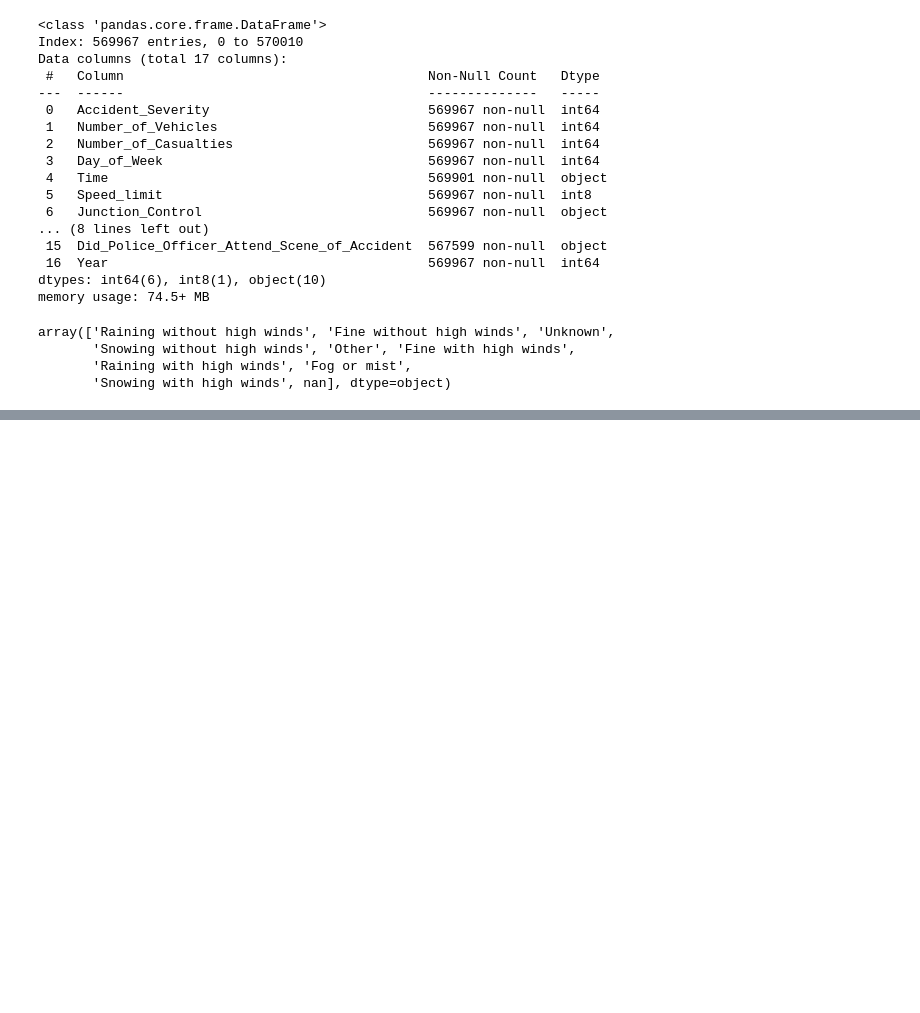
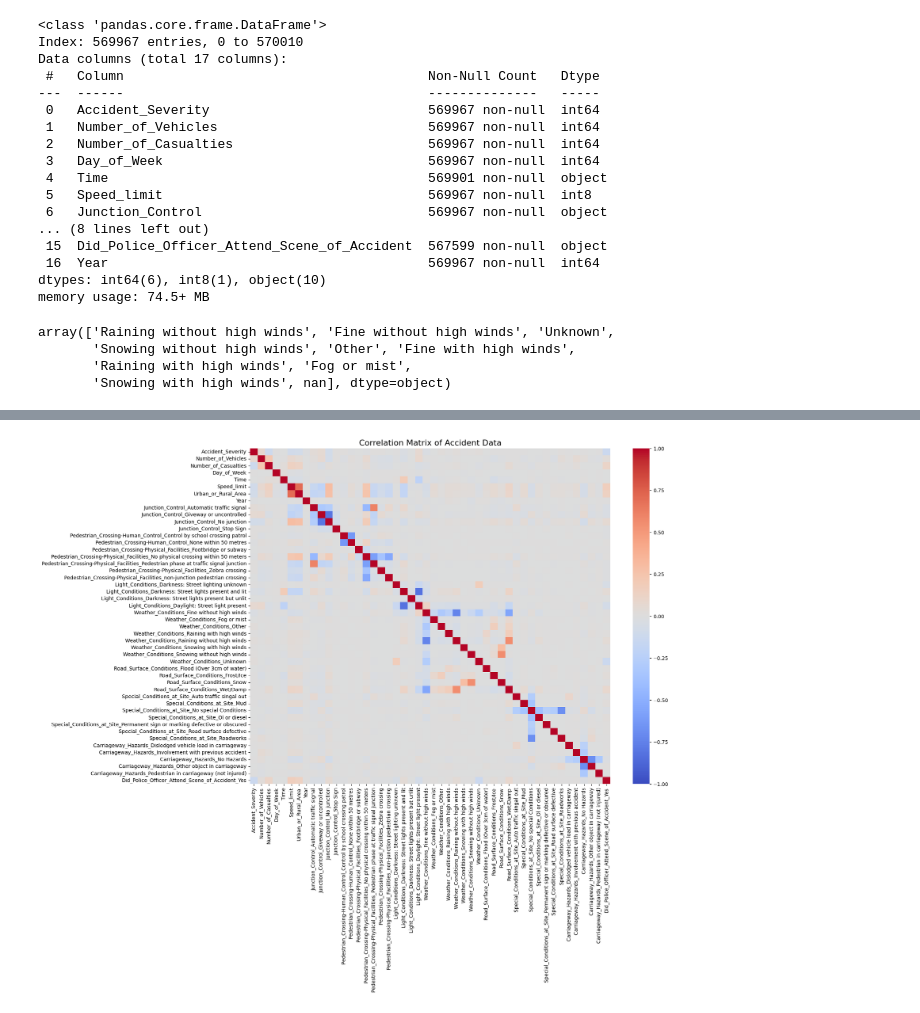
Before and after one commit to ZackRoland/UK_Car_Accident_Severity_Predictor, a Jupyter notebook: model_exploration.ipynb, the cells around one changed output, grey strips where cells are left out. Cells and saved outputs as stored; diff of their text form; code cells hidden in the pictures; blank space fills up the shorter version.

```diff
--- a/model_exploration.ipynb
+++ b/model_exploration.ipynb
@@ -232,0 +279,2 @@ ValueError: could not convert string to float: '200501BS00001'
+# %%
+df = df.dropna(subset=['Time'])
@@ -232,0 +285,2 @@ ValueError: could not convert string to float: '200501BS00001'
+# %%
+df = df.dropna(subset=['Weather_Conditions'])
@@ -232,0 +296,2 @@ ValueError: could not convert string to float: '200501BS00001'
+# %%
+df = df.dropna(subset=['Road_Surface_Conditions'])
@@ -232,0 +326,2 @@ ValueError: could not convert string to float: '200501BS00001'
+# %%
+df = df.dropna(subset=['Did_Police_Officer_Attend_Scene_of_Accident'])
@@ -232,0 +348,28 @@ ValueError: could not convert string to float: '200501BS00001'
+# %%
+# Data Representation
+import pandas as pd
+
+# One-hot encode categorical columns
+categorical_cols = [
+    'Junction_Control',
+    'Pedestrian_Crossing-Human_Control',
+    'Pedestrian_Crossing-Physical_Facilities',
+    'Light_Conditions',
+    'Weather_Conditions',
+    'Road_Surface_Conditions',
+    'Special_Conditions_at_Site',
+    'Carriageway_Hazards',
+    'Did_Police_Officer_Attend_Scene_of_Accident'
+]
+
+df_encoded = pd.get_dummies(df, columns=categorical_cols, drop_first=True)
+corr_matrix = df_encoded.corr()
+
+
+
+plt.figure(figsize=(16,12))
+sns.heatmap(corr_matrix, cmap="coolwarm", center=0, annot=False, cbar=True, vmin = -1, vmax = 1)
+plt.title("Correlation Matrix of Accident Data", fontsize=16)
+plt.show()
+# %% [output]
+[figure, added]
```
Also changed, not shown: parts of 13 cells of this notebook.
